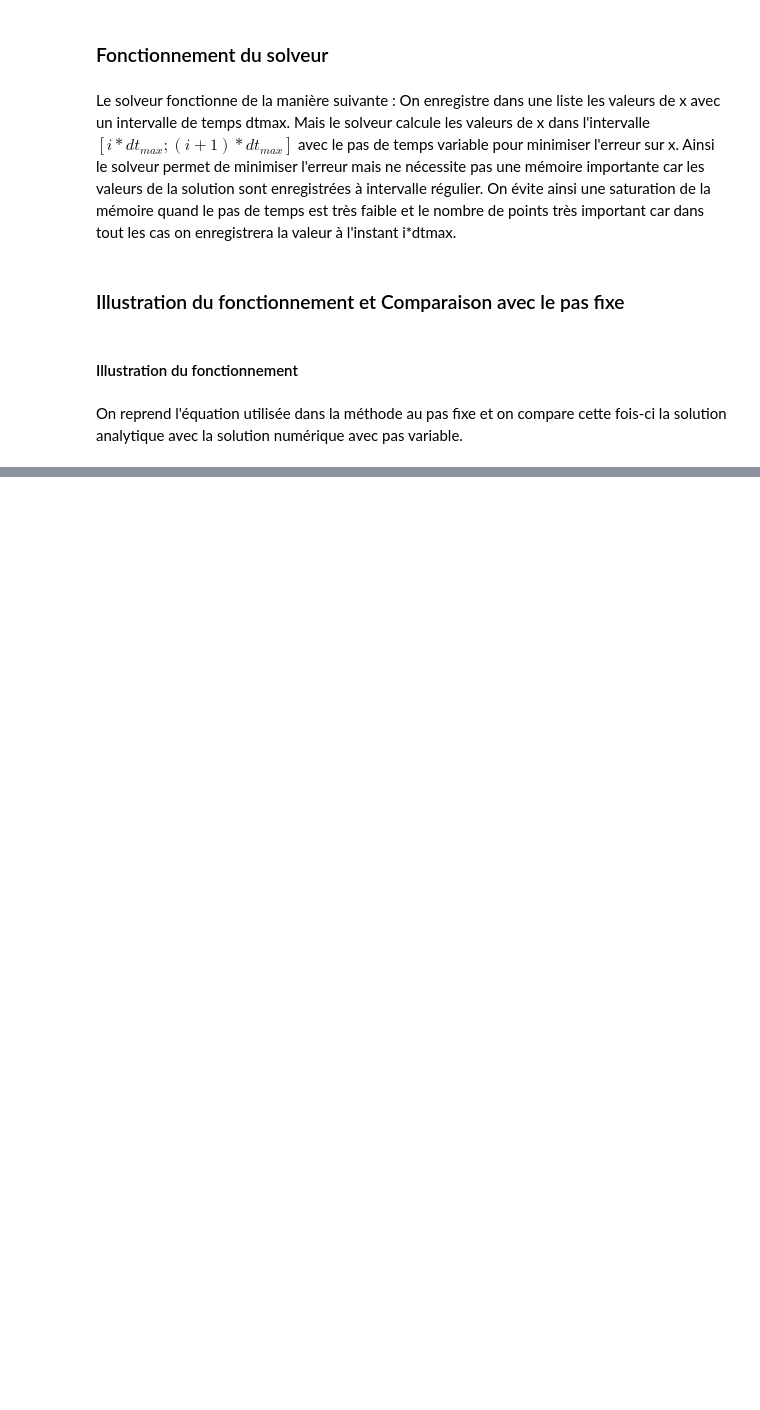
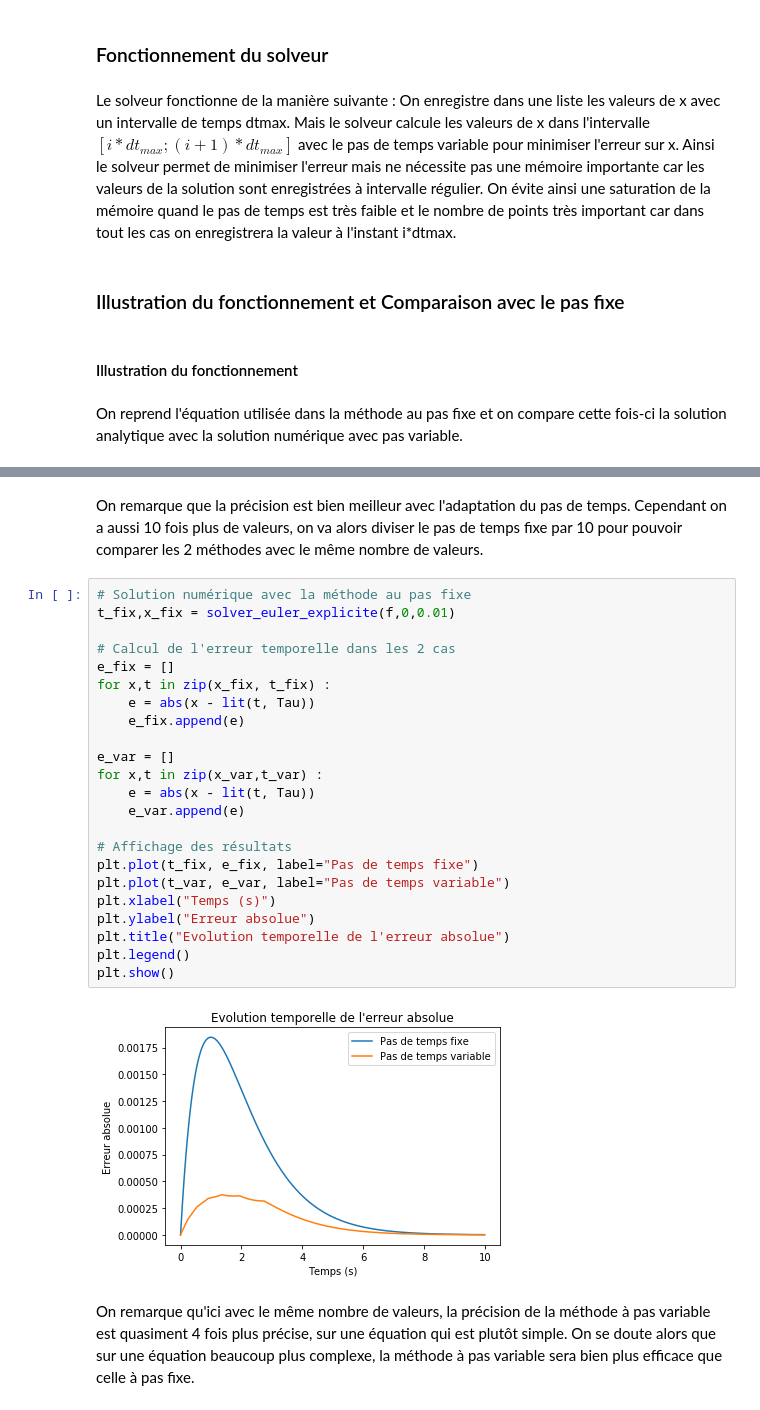
Before and after one commit to ValentinFenoux/Maths-Projet2, a Jupyter notebook: Projet-Math-2.ipynb, the cells around one changed output, grey strips where cells are left out. Drawn from its saved outputs; the diff is of its cells as text; blank space fills up the shorter version.

```diff
--- a/Projet-Math-2.ipynb
+++ b/Projet-Math-2.ipynb
@@ -244,0 +290,29 @@ Pour le pas fixe, on prendra $dt = \frac{dt_{max}}{10}$ qui est le pas de temps
+# %% [markdown]
+On remarque que la précision est bien meilleur avec l'adaptation du pas de temps. Cependant on a aussi 10 fois plus de valeurs, on va alors diviser le pas de temps fixe par 10 pour pouvoir comparer les 2 méthodes avec le même nombre de valeurs.
+# %%
+# Solution numérique avec la méthode au pas fixe
+t_fix,x_fix = solver_euler_explicite(f,0,0.01)
+
+# Calcul de l'erreur temporelle dans les 2 cas
+e_fix = []
+for x,t in zip(x_fix, t_fix) :
+    e = abs(x - lit(t, Tau))
+    e_fix.append(e)
+
+e_var = []
+for x,t in zip(x_var,t_var) :
+    e = abs(x - lit(t, Tau))
+    e_var.append(e)
+
+# Affichage des résultats
+plt.plot(t_fix, e_fix, label="Pas de temps fixe")
+plt.plot(t_var, e_var, label="Pas de temps variable")
+plt.xlabel("Temps (s)")
+plt.ylabel("Erreur absolue")
+plt.title("Evolution temporelle de l'erreur absolue")
+plt.legend()
+plt.show()
+# %% [output]
+[figure, added]
+# %% [markdown]
+On remarque qu'ici avec le même nombre de valeurs, la précision de la méthode à pas variable est quasiment 4 fois plus précise, sur une équation qui est plutôt simple. On se doute alors que sur une équation beaucoup plus complexe, la méthode à pas variable sera bien plus efficace que celle à pas fixe.
```
Also changed, not shown: parts of 8 cells of this notebook.
